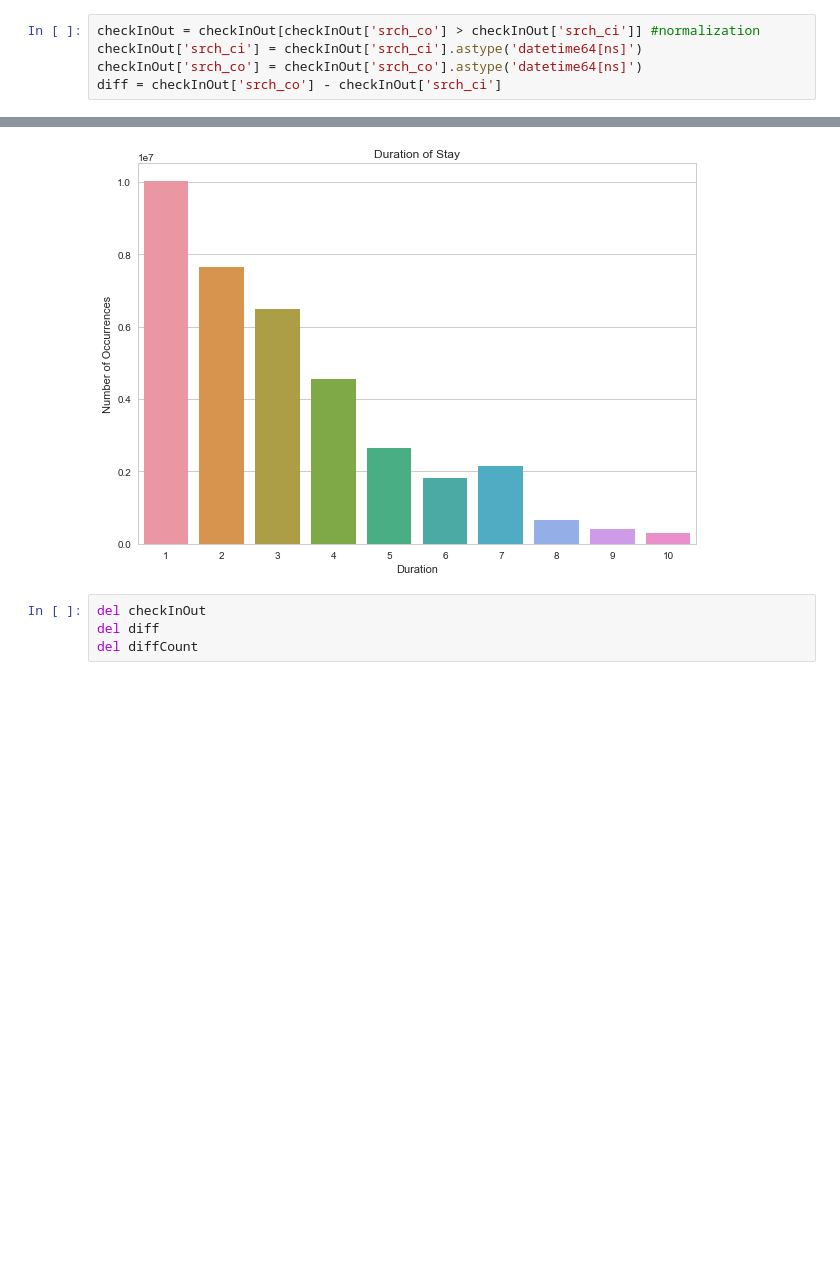
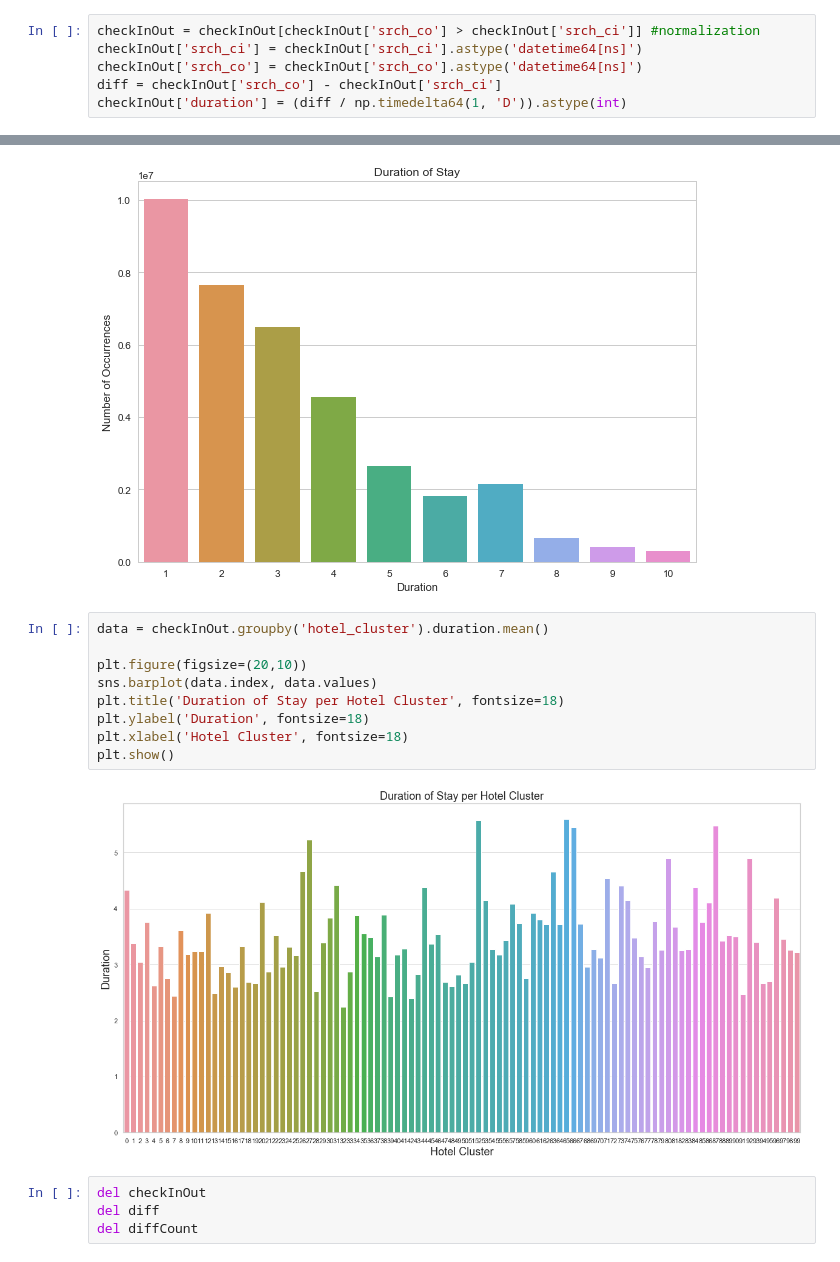
Before and after one commit to silvanabc/expedia-hotel-recommendations, a Jupyter notebook: Hotel Recommendations.ipynb, the cells around one changed output, grey strips where cells are left out. Drawn from its saved outputs; the diff is of its cells as text; blank space fills up the shorter version.

```diff
--- a/Hotel Recommendations.ipynb
+++ b/Hotel Recommendations.ipynb
@@ -177,6 +195,7 @@ checkInOut = checkInOut[checkInOut['srch_co'] > checkInOut['srch_ci']] #normaliz
 checkInOut['srch_ci'] = checkInOut['srch_ci'].astype('datetime64[ns]')
 checkInOut['srch_co'] = checkInOut['srch_co'].astype('datetime64[ns]')
 diff = checkInOut['srch_co'] - checkInOut['srch_ci']
+checkInOut['duration'] = (diff / np.timedelta64(1, 'D')).astype(int)
 # %%
 diffCount = diff.value_counts()
 diffCount.index = (diffCount.index / np.timedelta64(1, 'D')).astype(int)
@@ -190,6 +209,17 @@ plt.xlabel('Duration')
 plt.show()
 # %% [output]
 [figure]
+# %%
+data = checkInOut.groupby('hotel_cluster').duration.mean()
+
+plt.figure(figsize=(20,10))
+sns.barplot(data.index, data.values)
+plt.title('Duration of Stay per Hotel Cluster', fontsize=18)
+plt.ylabel('Duration', fontsize=18)
+plt.xlabel('Hotel Cluster', fontsize=18)
+plt.show()
+# %% [output]
+[figure, added]
 # %%
 del checkInOut
 del diff
```
Also changed, not shown: parts of 36 cells of this notebook.
